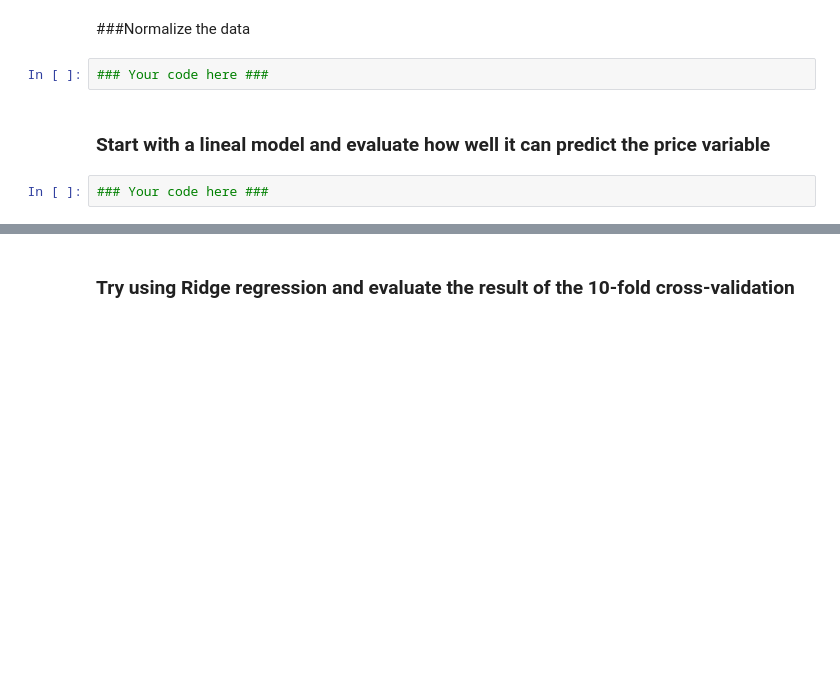
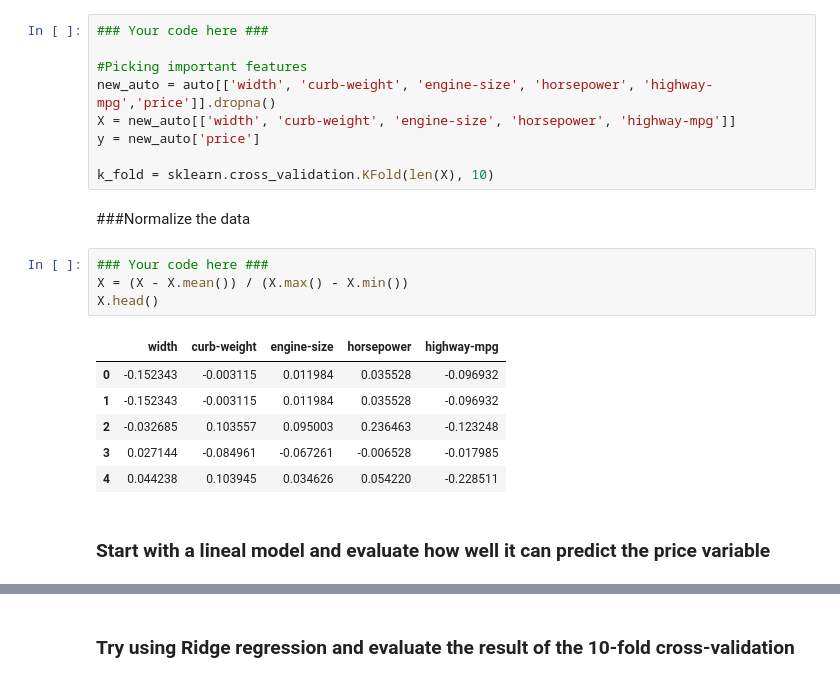
Before and after one commit to snazrul1/ssnazrul, a Jupyter notebook: DSE220/HW2/Assignment_2.ipynb, the cells around one changed output, grey strips where cells are left out. Cells and saved outputs as stored; diff of their text form; blank space fills up the shorter version.

```diff
--- a/DSE220/HW2/Assignment_2.ipynb
+++ b/DSE220/HW2/Assignment_2.ipynb
@@ -614,8 +604,24 @@ Hence, the most important features are <b>width</b>, <b>curb-weight</b>, <b>engi
+# %%
+### Your code here ###
+
+#Picking important features
+new_auto = auto[['width', 'curb-weight', 'engine-size', 'horsepower', 'highway-mpg','price']].dropna()
+X = new_auto[['width', 'curb-weight', 'engine-size', 'horsepower', 'highway-mpg']]
+y = new_auto['price']
+
+k_fold = sklearn.cross_validation.KFold(len(X), 10)
 # %% [markdown]
 ###Normalize the data
-# %%
-### Your code here ###
+# %%
+### Your code here ###
+X = (X - X.mean()) / (X.max() - X.min())
+X.head()
+# %% [output]
+|  | width | curb-weight | engine-size | horsepower | highway-mpg |
+| 0 | -0.152343 | -0.003115 | 0.011984 | 0.035528 | -0.096932 |
+| 1 | -0.152343 | -0.003115 | 0.011984 | 0.035528 | -0.096932 |
+| 2 | -0.032685 | 0.103557 | 0.095003 | 0.236463 | -0.123248 |
+| 3 | 0.027144 | -0.084961 | -0.067261 | -0.006528 | -0.017985 |
+| 4 | 0.044238 | 0.103945 | 0.034626 | 0.054220 | -0.228511 |
 # %% [markdown]
 ### Start with a lineal model and evaluate how well it can predict the price variable
-# %%
-### Your code here ###
```
Also changed, not shown: parts of 14 cells of this notebook.
